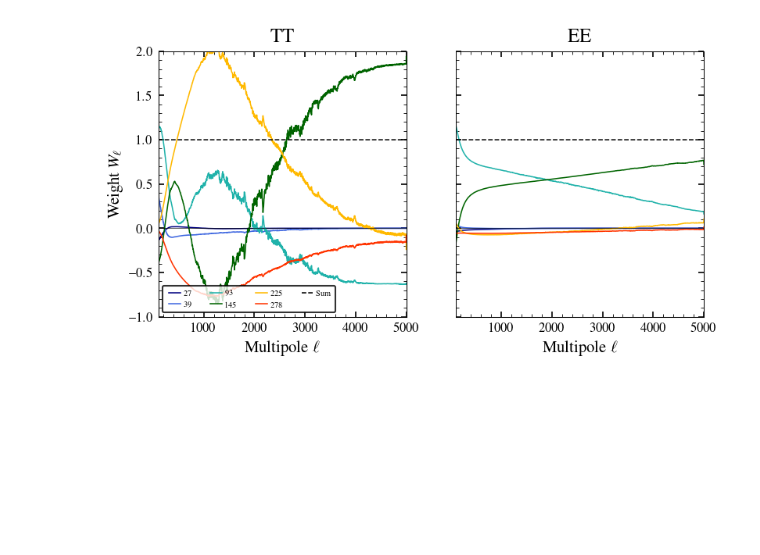
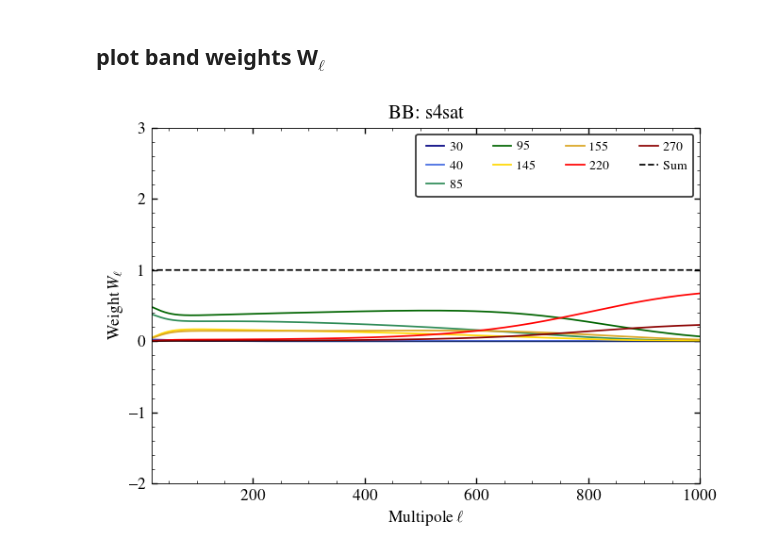
Before and after one commit to sriniraghunathan/DRAFT, a Jupyter notebook: lowell_BB/get_ilc_weights_and_residuals.ipynb, the cells around one changed output. Saved outputs shown, nothing was run; the diff lists cells and outputs as text; code cells hidden in the pictures; blank space fills up the shorter version.

Commit message:
example notebook to compute ILC curves for BB

```diff
--- a/lowell_BB/get_ilc_weights_and_residuals.ipynb
+++ b/lowell_BB/get_ilc_weights_and_residuals.ipynb
@@ -167,15 +190,21 @@ cl_residual_arr, weights_arr = ilc.residual_power_new(param_dict, freqarr, el, c
 # %%
 cl_residual, weights_dic = {}, {}
 for which_spec in which_spec_arr:
-    if which_spec == 'TT':
+    if len(which_spec_arr) == 1:
        cl_res = cl_residual_arr[0]
        weights = weights_arr[:nc, 0]
-    elif which_spec == 'EE':
-       cl_res = cl_residual_arr[1]
-       weights = weights_arr[nc:, 1]
-    elif which_spec == 'TE':
-       cl_res = cl_residual_arr[2]
-       weights = np.asarray( [weights_arr[nc:, 0], weights_arr[:nc, 1]] )
+    else: #fix me. add BB for joint constraints.
+        if which_spec == 'TT':
+           cl_res = cl_residual_arr[0]
+           weights = weights_arr[nc:, 0]
+        elif which_spec == 'EE':
+           cl_res = cl_residual_arr[1]
+           weights = weights_arr[nc:, 1]
+        elif which_spec == 'TE':
+           cl_res = cl_residual_arr[2]
+           weights = np.asarray( [weights_arr[nc:, 0], weights_arr[:nc, 1]] )
     cl_residual[which_spec], weights_dic[which_spec] = cl_res, weights
 print(cl_residual.keys())
+#print(cl_residual[which_spec])
+#print(weights_dic[which_spec])
 # %% [output]
@@ -430,40 +212,30 @@ results/20210423_with202102designtoolinputforpySM3sims/s4delensing_mask/TT-EE/ba
+# %% [markdown]
+## plot band weights W$_{\ell}$
 # %%
-#first plot weights
-fig = figure(figsize = (6,3))
-rspan, cspan = 2, 1
-curr_row = 0
+#plot weights
+clf()
+xmin, xmax = param_dict['lmin']+10, param_dict['lmax']
+ymin, ymax = 1e-10,100.
+
 for cntr, which_spec in enumerate( which_spec_arr ):
-    ax = subplot(1,2,cntr+1)#, xscale = 'log')#, yscale = 'log')
-    if which_spec == 'TE':
-        continue
-        tot_teiter = 2
-        for teiter in range(tot_teiter):
-            if teiter == 0:
-                lsval = '-'
-            else:
-                lsval = ':'
-            shift = teiter * len(freqarr)
-            for frqcntr, freq in enumerate( freqarr ):
-                #plot(weights_dic[which_spec][teiter][frqcntr], color = colordic[freq], label = r'%s' %(freq), lw = lwval, ls = lsval)
-                plot(weights_dic[which_spec][frqcntr+shift], color = colordic[freq], label = r'%s' %(freq), lw = lwval, ls = lsval)
-            plot(np.sum(weights_dic[which_spec][teiter], axis = 0), 'k--', label = r'Sum', lw = lwval, ls = lsval)
-    else:
-        for frqcntr, freq in enumerate( freqarr ):
-            plot(weights_dic[which_spec][frqcntr], color = colordic[freq], label = r'%s' %(freq), lw = lwval)
-        plot(np.sum(weights_dic[which_spec], axis = 0), 'k--', label = r'Sum', lw = lwval)
+    ax = subplot(1,len(which_spec_arr),cntr+1)#, xscale = 'log')#, yscale = 'log')
+
+    if which_spec == 'TE': continue
+
+    for frqcntr, freq in enumerate( freqarr ):
+        plot(weights_dic[which_spec][frqcntr], color = colordic[freq], label = r'%s' %(freq), lw = 1.)
+    plot(np.sum(weights_dic[which_spec], axis = 0), 'k--', label = r'Sum', lw = 1.)
     axhline(lw=0.3);
     xlabel(r'Multipole $\ell$');
     #setp(ax.get_xticklabels(which = 'both'), visible=False)
     if cntr == 0:
         ylabel(r'Weight $W_{\ell}$')
-        legend(loc = 3, fontsize = 5, ncol = 4, handlelength = 2., handletextpad = 0.1)
+        legend(loc = 1, fontsize = 8, ncol = 4, handlelength = 2., handletextpad = 0.1)
     else:
         setp(ax.get_yticklabels(which = 'both'), visible=False)
-    ylim(-1., 2.);
+    ylim(-2., 3.);
     xlim(xmin, xmax);
-    for label in ax.get_xticklabels(): label.set_fontsize(fsval)
-    for label in ax.get_yticklabels(): label.set_fontsize(fsval)
 
-    title(r'%s' %(which_spec))#, fontsize = 10)
+    title(r'%s: %s' %(which_spec, expname))
 # %% [output]
-[figure, old version]
+[figure, new version]
```
Also changed, not shown: parts of 26 cells of this notebook, 5 other files.
